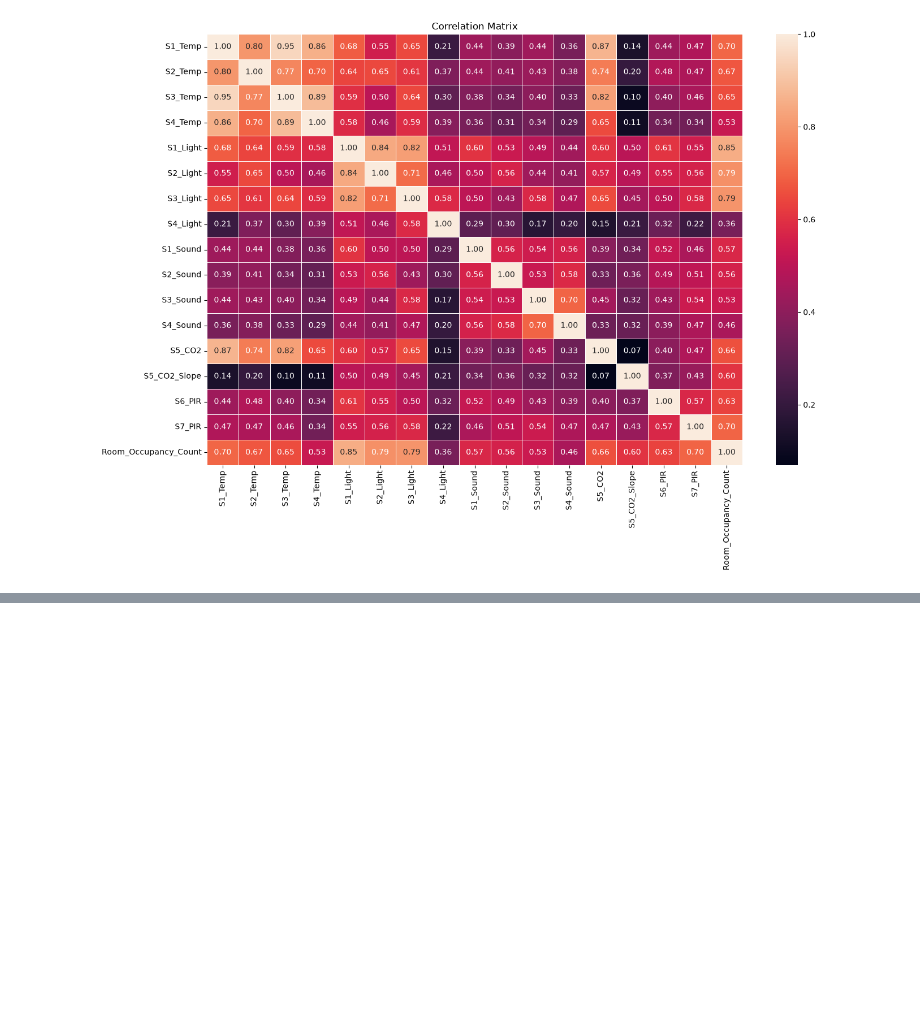
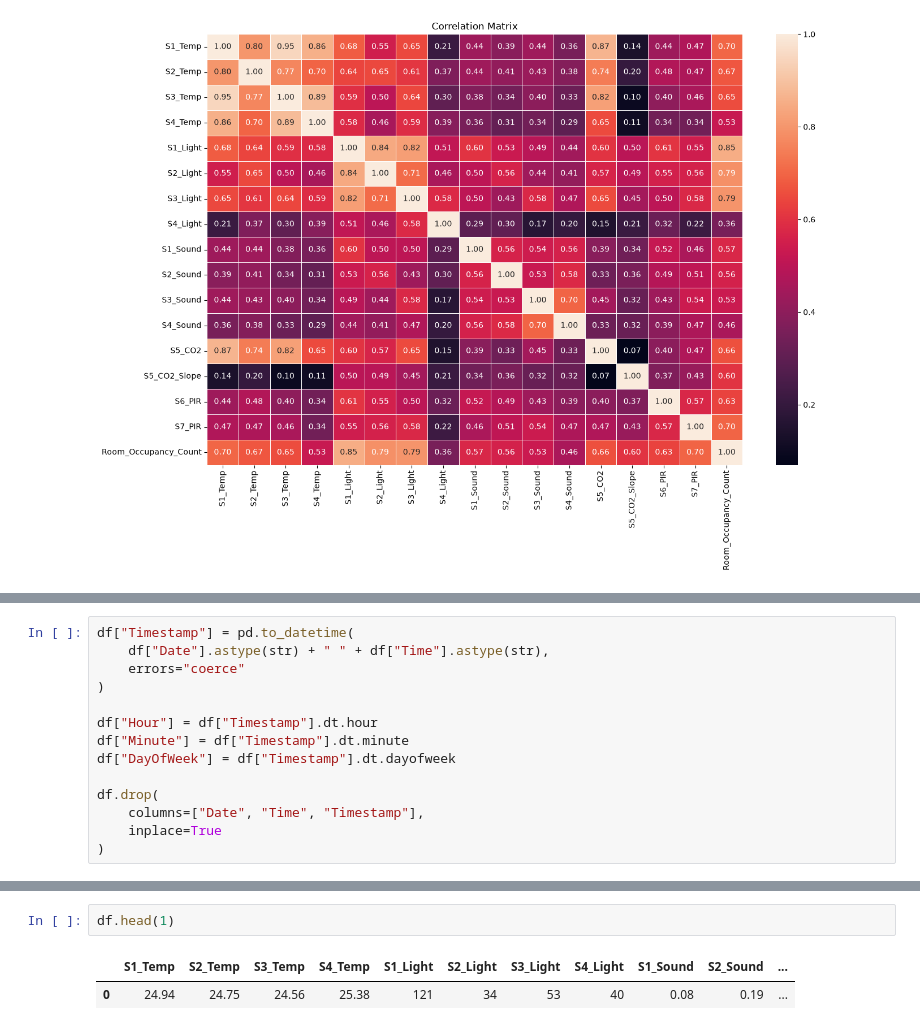
Before and after one commit to Mohamed66Hemdan/Room-Occupancy-Estimation-ML-Model, a Jupyter notebook: Project/Project.ipynb, the cells around one changed output, grey strips where cells are left out. Drawn from its saved outputs; the diff is of its cells as text; blank space fills up the shorter version.

```diff
--- a/Project/Project.ipynb
+++ b/Project/Project.ipynb
@@ -410,0 +448,14 @@ plt.show()
+# %%
+df["Timestamp"] = pd.to_datetime(
+    df["Date"].astype(str) + " " + df["Time"].astype(str),
+    errors="coerce"
+)
+
+df["Hour"] = df["Timestamp"].dt.hour
+df["Minute"] = df["Timestamp"].dt.minute
+df["DayOfWeek"] = df["Timestamp"].dt.dayofweek
+
+df.drop(
+    columns=["Date", "Time", "Timestamp"],
+    inplace=True
+)
@@ -410,0 +482,5 @@ plt.show()
+# %%
+df.head(1)
+# %% [output]
+|  | S1_Temp | S2_Temp | S3_Temp | S4_Temp | S1_Light | S2_Light | S3_Light | S4_Light | S1_Sound | S2_Sound | ... |
+| 0 | 24.94 | 24.75 | 24.56 | 25.38 | 121 | 34 | 53 | 40 | 0.08 | 0.19 | ... |
```
Also changed, not shown: parts of 8 cells of this notebook, 1 other file.
